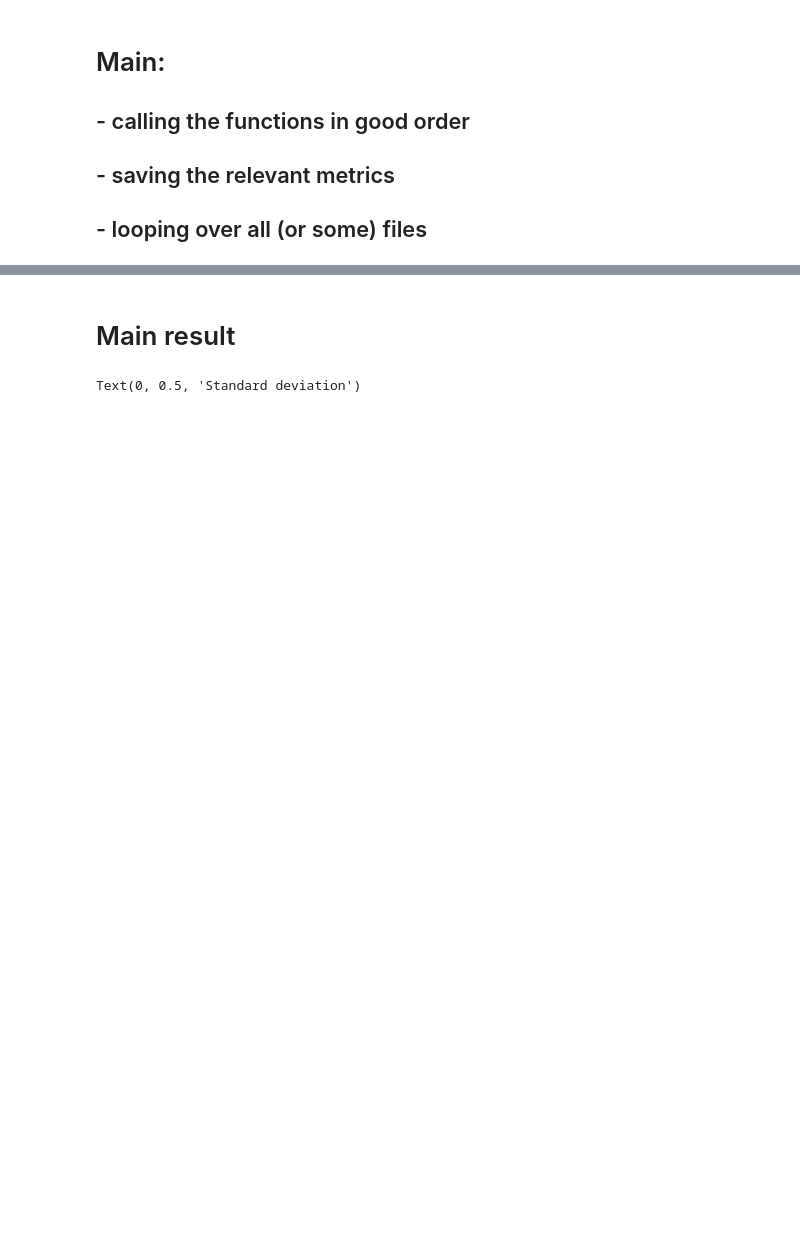
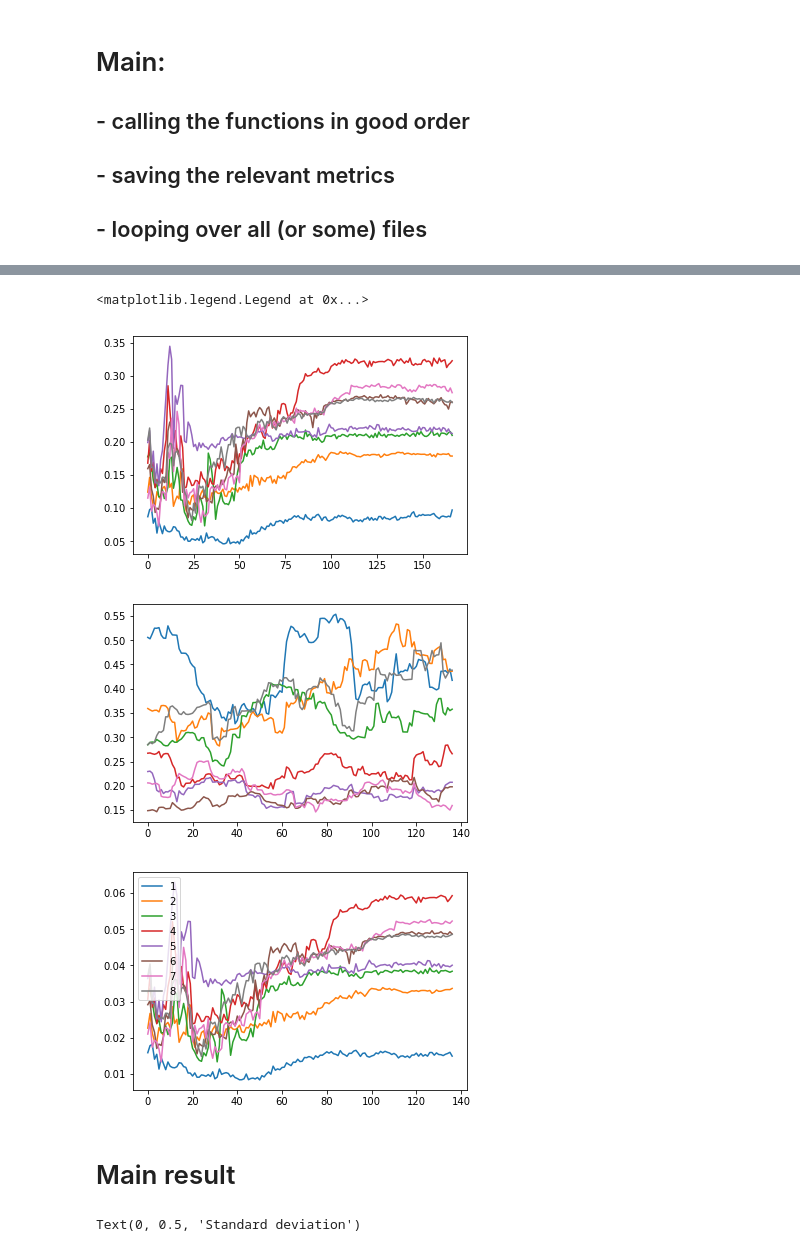
Before and after one commit to jkikstra/climvar, a Jupyter notebook: IlyasPastVariability.ipynb, the cells around one changed output, grey strips where cells are left out. Saved outputs shown, nothing was run; the diff lists cells and outputs as text; code cells hidden in the pictures; blank space fills up the shorter version.

```diff
--- a/IlyasPastVariability.ipynb
+++ b/IlyasPastVariability.ipynb
@@ -531,3 +621,26 @@ print(SDsOfSDs[:,0:10])
+# %%
+# print(regional_data_detrended)
+for rgn in range(8):
+    plt.figure(0)
+    plt.plot(range(169),SDsOfIlyas[rgn])
+    plt.figure(1)
+    plt.plot(range(139),SDsOfMEANs[rgn])
+    plt.figure(2)
+    plt.plot(range(139),SDsOfSDs[rgn])
+
+# print(SDsOfIlyas[3,:])
+# print(SDsOfSDs[3,:])
+
+plt.legend(regions)
+###
+# conclusion seems to be that there is more of a spread in the recent decades
+#   which indicates a higher spread in the amount of variability
+#   and could therefore indicate a trend in the SD/NormDist of the interannual temperatures.
+# %% [output]
+<matplotlib.legend.Legend at 0x...>
+[figure, added]
+[figure, added]
+[figure, added]
 # %% [markdown]
 # Main result
 # %%
```
Also changed, not shown: parts of 25 cells of this notebook.
